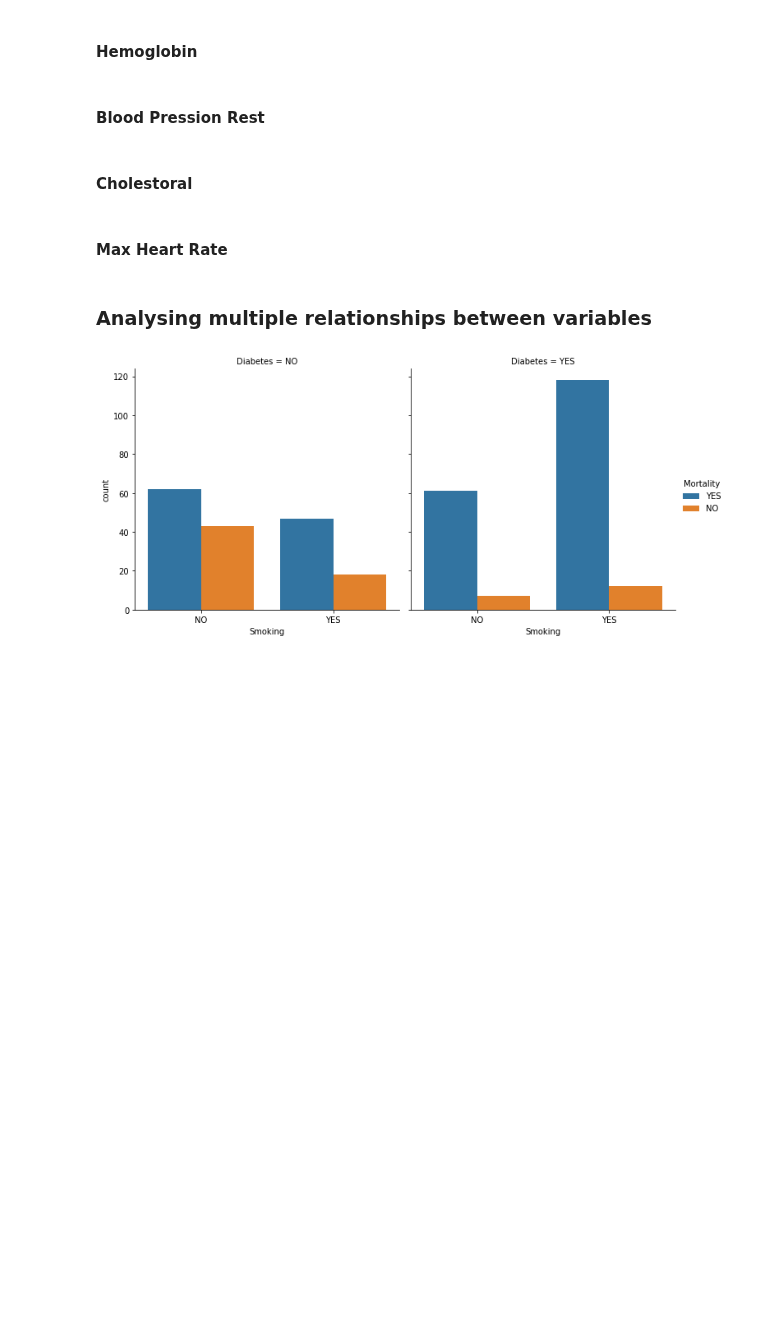
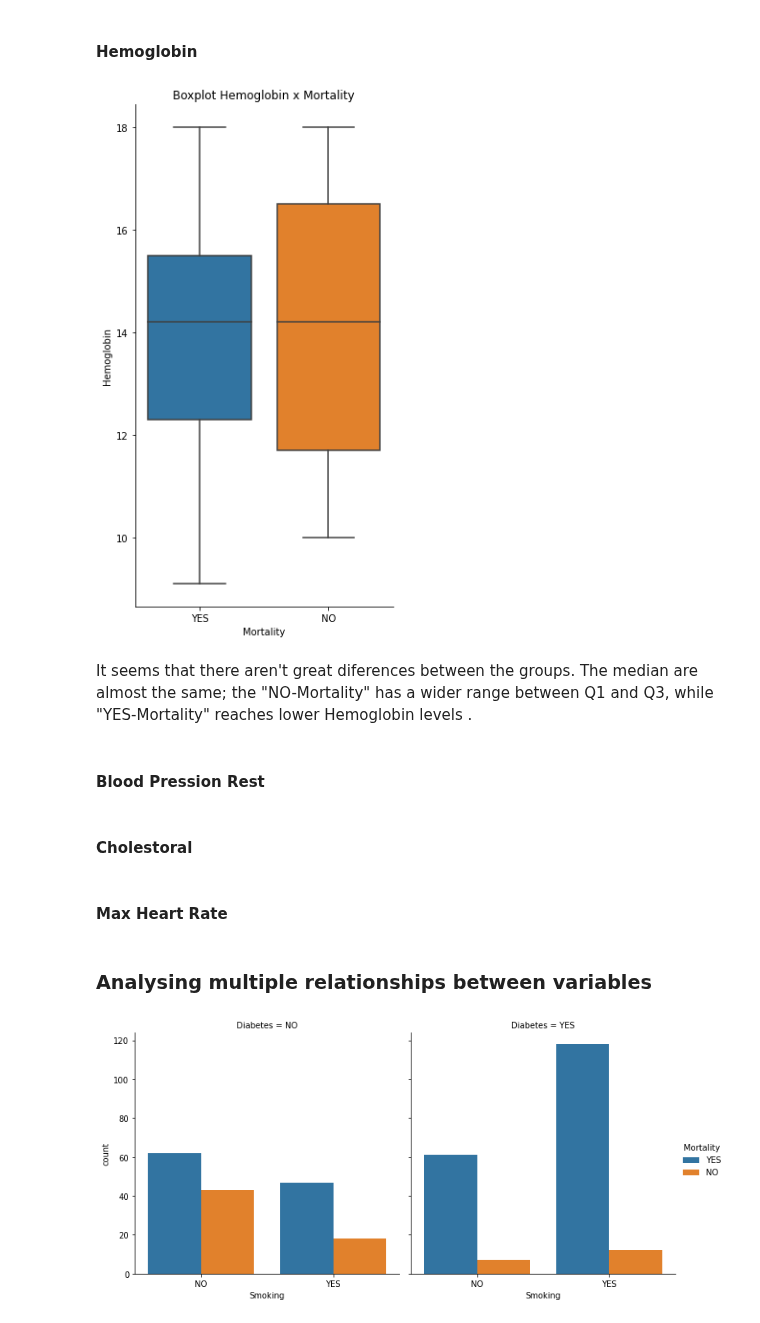
Before and after one commit to RenanGroot/Analise-Exploratoria-ENEM2019, a Jupyter notebook: Heart-Failure-Prediction.ipynb, the cells around one changed output. Saved outputs shown, nothing was run; the diff lists cells and outputs as text; code cells hidden in the pictures; blank space fills up the shorter version.

```diff
--- a/Heart-Failure-Prediction.ipynb
+++ b/Heart-Failure-Prediction.ipynb
@@ -258,5 +339,15 @@ plt.show()
 # %% [markdown]
 #### Hemoglobin
+# %%
+graph = sns.catplot(data=df_categorical, y="Hemoglobin", x="Mortality", kind="box",  height=8, aspect=9/16)
+
+graph.set(title="Boxplot Hemoglobin x Mortality")
+
+plt.show()
+# %% [output]
+[figure, added]
+# %% [markdown]
+It seems that there aren't great diferences between the groups. The median are almost the same; the "NO-Mortality" has a wider range between Q1 and Q3, while "YES-Mortality" reaches lower Hemoglobin levels .
 # %% [markdown]
 #### Blood Pression Rest
 # %% [markdown]
```
Also changed, not shown: parts of 12 cells of this notebook.
